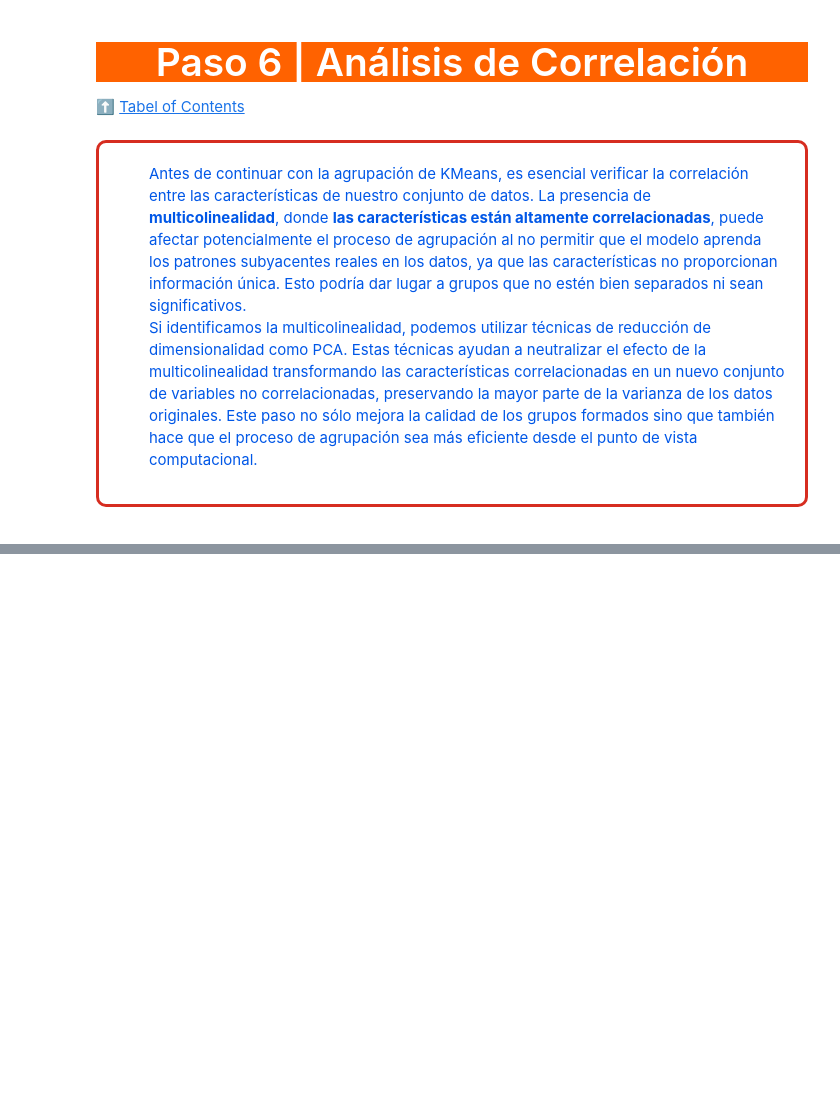
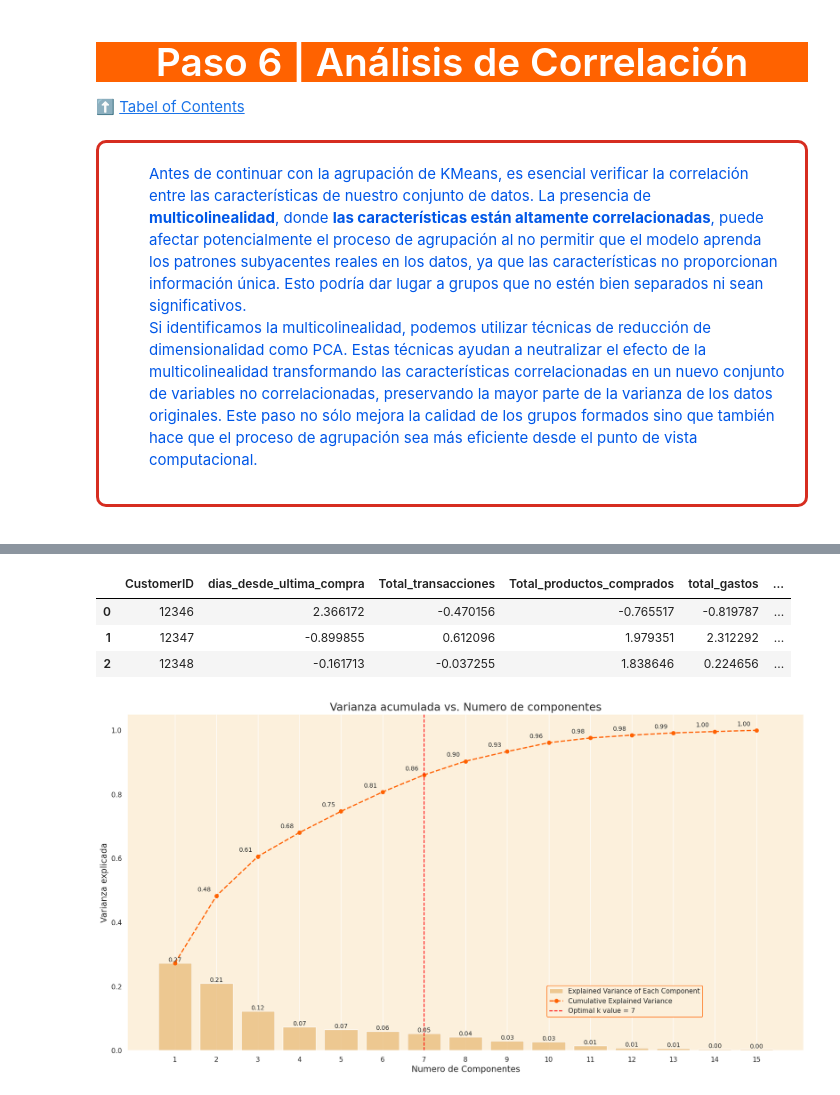
Before and after one commit to llanosrenzo/MachineLearning, a Jupyter notebook: E_CommerceData.ipynb, the cells around one changed output, grey strips where cells are left out. Drawn from its saved outputs; the diff is of its cells as text; code cells hidden in the pictures; blank space fills up the shorter version.

```diff
--- a/E_CommerceData.ipynb
+++ b/E_CommerceData.ipynb
@@ -1727,0 +1810,77 @@ memory usage: 39.6+ MB
+# %%
+cliente_data_scalada.head(3)
+# %% [output]
+|  | CustomerID | dias_desde_ultima_compra | Total_transacciones | Total_productos_comprados | total_gastos | ... |
+| 0 | 12346 | 2.366172 | -0.470156 | -0.765517 | -0.819787 | ... |
+| 1 | 12347 | -0.899855 | 0.612096 | 1.979351 | 2.312292 | ... |
+| 2 | 12348 | -0.161713 | -0.037255 | 1.838646 | 0.224656 | ... |
+# %%
+# Establecer CustomeID como la columna indice
+# ==================================================================================
+cliente_data_scalada.set_index('CustomerID',inplace=True)
+
+# Aplicar PCA
+# ==================================================================================
+pca = PCA().fit(cliente_data_scalada)
+
+# Calcular la suma Acumulativa de la Varianza Explicada
+# ==================================================================================
+varianza_explicada = pca.explained_variance_ratio_
+varianza_explicada_acumulada = np.cumsum(varianza_explicada)
+
+# Establecer el valor óptimo de k
+# ==================================================================================
+k_optimo = 7
+
+# Establecer el estilo del grafico
+# ==================================================================================
+sns.set(rc = {'axes.facecolor':'#fcf0dc'},style = 'darkgrid')
+
+# Graficar la varianza explicada acumulativa en función del número de componentes
+# ==================================================================================
+plt.figure(figsize = (20,10))
+
+# Grafico de barras para la varianza explicada de cada componente
+# ==================================================================================
+barplot = sns.barplot(x=list(range(1, len(varianza_explicada_acumulada) + 1)),
+                      y=varianza_explicada,
+                      color='#fcc36d',
+                      alpha=0.8)
+
+# Grafico de líneas para la varianza explicada acumulativa
+# ==================================================================================
+lineplot, = plt.plot(range(0, len(varianza_explicada_acumulada)), varianza_explicada_acumulada,
+                     marker='o', linestyle='--', color='#ff6200', linewidth=2)
+
+# Graficar la línea del valor óptimo de k
+# ==================================================================================
+optimal_k_line = plt.axvline(k_optimo - 1, color='red', linestyle='--', label=f'Valor optimo de k = {k_optimo}')
+
+# Establecer etiquetas y tìtulos en el grafico
+# ==================================================================================
+plt.xlabel('Numero de Componentes', fontsize=14)
+plt.ylabel('Varianza explicada', fontsize=14)
+plt.title('Varianza acumulada vs. Numero de componentes', fontsize=18)
+
+# Personalizar los ticks y la leyenda en el gráfico
+# ==================================================================================
+plt.xticks(range(0, len(varianza_explicada_acumulada)))
+plt.legend(handles=[barplot.patches[0], lineplot, optimal_k_line],
+           labels=['Explained Variance of Each Component', 'Cumulative Explained Variance', f'Optimal k value = {k_optimo}'],
+           loc=(0.62, 0.1),
+           frameon=True,
+           framealpha=1.0,
+           edgecolor='#ff6200')
+
+# ==================================================================================
+x_offset = -0.3
+y_offset = 0.01
+for i, (ev_ratio, cum_ev_ratio) in enumerate(zip(varianza_explicada, varianza_explicada_acumulada)):
+    plt.text(i, ev_ratio, f"{ev_ratio:.2f}", ha="center", va="bottom", fontsize=10)
+    if i > 0:
+        plt.text(i + x_offset, cum_ev_ratio + y_offset, f"{cum_ev_ratio:.2f}", ha="center", va="bottom", fontsize=10)
+
+plt.grid(axis='both')
+plt.show()
+# %% [output]
+[figure, added]
```
Also changed, not shown: parts of 21 cells of this notebook.
